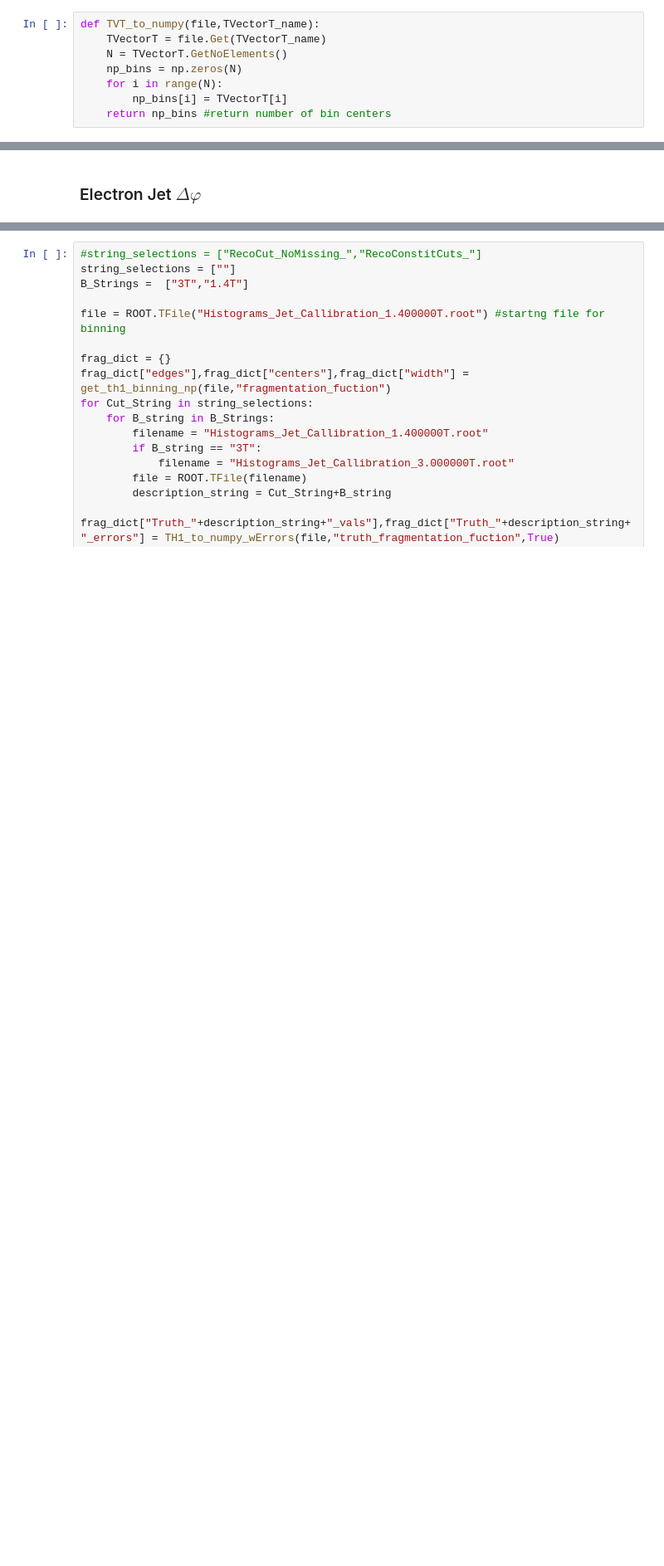
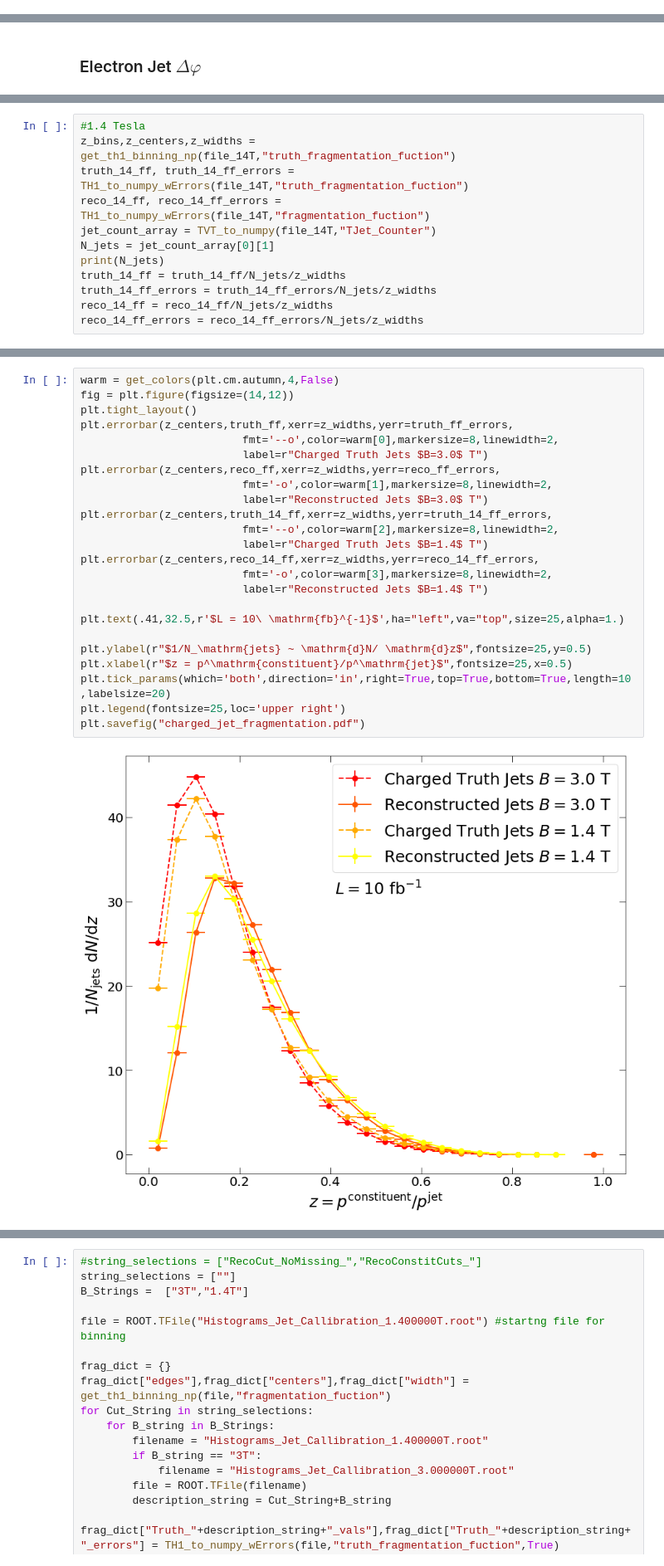
Before and after one commit to ftoralesacosta/Fun4All_analysis, a Jupyter notebook: analysis/notebook/Observables.ipynb, the cells around one changed output, grey strips where cells are left out. Shown: that part at 83% size. Saved outputs shown, nothing was run; the diff lists cells and outputs as text; blank space fills up the shorter version.

```diff
--- a/analysis/notebook/Observables.ipynb
+++ b/analysis/notebook/Observables.ipynb
@@ -47,8 +27,0 @@ def TH1_to_numpy_wErrors(file, TH1_name,normalize=False,log_scale=False):
-# %%
-def TVT_to_numpy(file,TVectorT_name):
-    TVectorT = file.Get(TVectorT_name)
-    N = TVectorT.GetNoElements()
-    np_bins = np.zeros(N)
-    for i in range(N):
-        np_bins[i] = TVectorT[i]
-    return np_bins #return number of bin centers
@@ -153,0 +150,12 @@ Tesla14_TruthdPhi,Tesla14_TruthdPhi_errors = TH1_to_numpy_wErrors(file_14T,"dPhi
+# %%
+#1.4 Tesla
+z_bins,z_centers,z_widths = get_th1_binning_np(file_14T,"truth_fragmentation_fuction")
+truth_14_ff, truth_14_ff_errors = TH1_to_numpy_wErrors(file_14T,"truth_fragmentation_fuction")
+reco_14_ff, reco_14_ff_errors = TH1_to_numpy_wErrors(file_14T,"fragmentation_fuction")
+jet_count_array = TVT_to_numpy(file_14T,"TJet_Counter")
+N_jets = jet_count_array[0][1]
+print(N_jets)
+truth_14_ff = truth_14_ff/N_jets/z_widths
+truth_14_ff_errors = truth_14_ff_errors/N_jets/z_widths
+reco_14_ff = reco_14_ff/N_jets/z_widths
+reco_14_ff_errors = reco_14_ff_errors/N_jets/z_widths
@@ -153,0 +166,26 @@ Tesla14_TruthdPhi,Tesla14_TruthdPhi_errors = TH1_to_numpy_wErrors(file_14T,"dPhi
+# %%
+warm = get_colors(plt.cm.autumn,4,False)
+fig = plt.figure(figsize=(14,12))
+plt.tight_layout()
+plt.errorbar(z_centers,truth_ff,xerr=z_widths,yerr=truth_ff_errors,
+                         fmt='--o',color=warm[0],markersize=8,linewidth=2,
+                         label=r"Charged Truth Jets $B=3.0$ T")
+plt.errorbar(z_centers,reco_ff,xerr=z_widths,yerr=reco_ff_errors,
+                         fmt='-o',color=warm[1],markersize=8,linewidth=2,
+                         label=r"Reconstructed Jets $B=3.0$ T")
+plt.errorbar(z_centers,truth_14_ff,xerr=z_widths,yerr=truth_14_ff_errors,
+                         fmt='--o',color=warm[2],markersize=8,linewidth=2,
+                         label=r"Charged Truth Jets $B=1.4$ T")
+plt.errorbar(z_centers,reco_14_ff,xerr=z_widths,yerr=reco_14_ff_errors,
+                         fmt='-o',color=warm[3],markersize=8,linewidth=2,
+                         label=r"Reconstructed Jets $B=1.4$ T")
+
+plt.text(.41,32.5,r'$L = 10\ \mathrm{fb}^{-1}$',ha="left",va="top",size=25,alpha=1.)
+
+plt.ylabel(r"$1/N_\mathrm{jets} ~ \mathrm{d}N/ \mathrm{d}z$",fontsize=25,y=0.5)
+plt.xlabel(r"$z = p^\mathrm{constituent}/p^\mathrm{jet}$",fontsize=25,x=0.5)
+plt.tick_params(which='both',direction='in',right=True,top=True,bottom=True,length=10,labelsize=20)
+plt.legend(fontsize=25,loc='upper right')
+plt.savefig("charged_jet_fragmentation.pdf")
+# %% [output]
+[figure, added]
```
Also changed, not shown: parts of 43 cells of this notebook, 1 other file.
